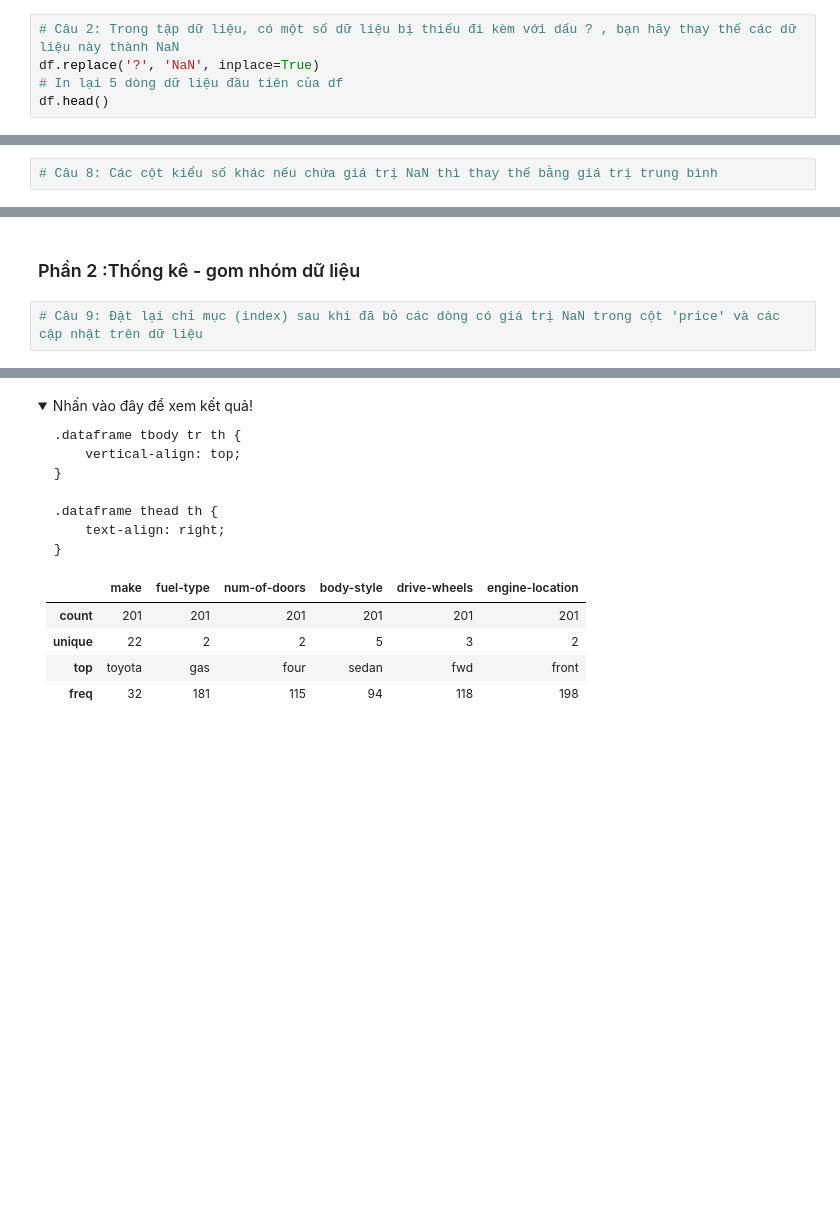
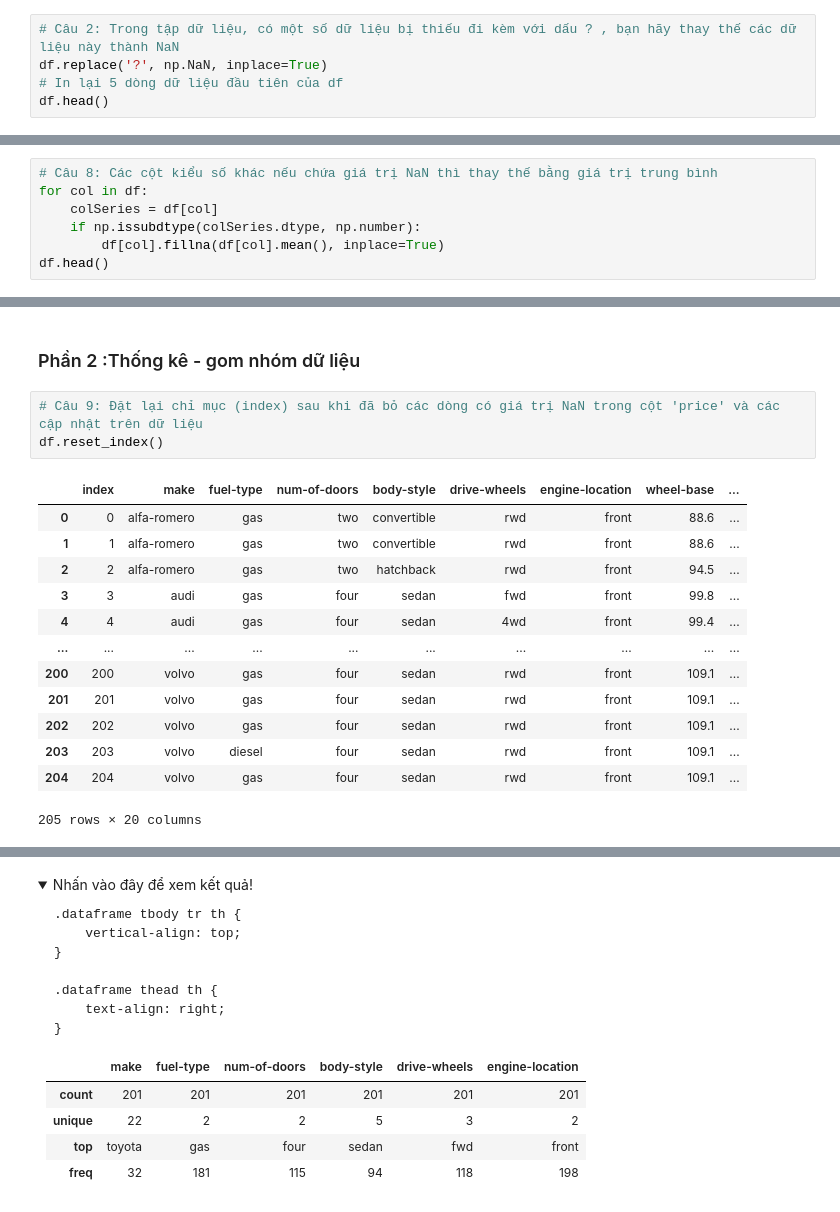
Before and after one commit to lminhtm/MLDSPython, a Jupyter notebook: Classworks/Bai5/BaiTapThem/Dataframe_Bai_lam_them_2 (Part 2).ipynb, the cells around one changed output, grey strips where cells are left out. Saved outputs shown, nothing was run; the diff lists cells and outputs as text; folded sections open; blank space fills up the shorter version.

```diff
--- a/Classworks/Bai5/BaiTapThem/Dataframe_Bai_lam_them_2 (Part 2).ipynb
+++ b/Classworks/Bai5/BaiTapThem/Dataframe_Bai_lam_them_2 (Part 2).ipynb
@@ -276,7 +276,7 @@ df.head()
 </details>
 # %%
 # Câu 2: Trong tập dữ liệu, có một số dữ liệu bị thiếu đi kèm với dấu ? , bạn hãy thay thế các dữ liệu này thành NaN
-df.replace('?', 'NaN', inplace=True)
+df.replace('?', np.NaN, inplace=True)
 # In lại 5 dòng dữ liệu đầu tiên của df
 df.head()
 # %% [output]
@@ -906,6 +906,11 @@ df
 df.dropna(subset=['price'], inplace=True)
 # %%
 # Câu 8: Các cột kiểu số khác nếu chứa giá trị NaN thì thay thế bằng giá trị trung bình
+for col in df:
+    colSeries = df[col]
+    if np.issubdtype(colSeries.dtype, np.number):
+        df[col].fillna(df[col].mean(), inplace=True)
+df.head()
 # %% [markdown]
 <details>
   <summary>Nhấn vào đây để xem kết quả!</summary>
@@ -1178,5 +1183,20 @@ df.dropna(subset=['price'], inplace=True)
 ### Phần 2 :Thống kê - gom nhóm dữ liệu
 # %%
 # Câu 9: Đặt lại chỉ mục (index) sau khi đã bỏ các dòng có giá trị NaN trong cột 'price' và các cập nhật trên dữ liệu
+df.reset_index()
+# %% [output]
+|  | index | make | fuel-type | num-of-doors | body-style | drive-wheels | engine-location | wheel-base | ... |
+| 0 | 0 | alfa-romero | gas | two | convertible | rwd | front | 88.6 | ... |
+| 1 | 1 | alfa-romero | gas | two | convertible | rwd | front | 88.6 | ... |
+| 2 | 2 | alfa-romero | gas | two | hatchback | rwd | front | 94.5 | ... |
+| 3 | 3 | audi | gas | four | sedan | fwd | front | 99.8 | ... |
+| 4 | 4 | audi | gas | four | sedan | 4wd | front | 99.4 | ... |
+| ... | ... | ... | ... | ... | ... | ... | ... | ... | ... |
+| 200 | 200 | volvo | gas | four | sedan | rwd | front | 109.1 | ... |
+| 201 | 201 | volvo | gas | four | sedan | rwd | front | 109.1 | ... |
+| 202 | 202 | volvo | gas | four | sedan | rwd | front | 109.1 | ... |
+| 203 | 203 | volvo | diesel | four | sedan | rwd | front | 109.1 | ... |
+| 204 | 204 | volvo | gas | four | sedan | rwd | front | 109.1 | ... |
+205 rows × 20 columns
 # %%
 # Câu 10: In thông tin thống kê chung của df
```
Also changed, not shown: parts of 9 cells of this notebook, 2 other files.
